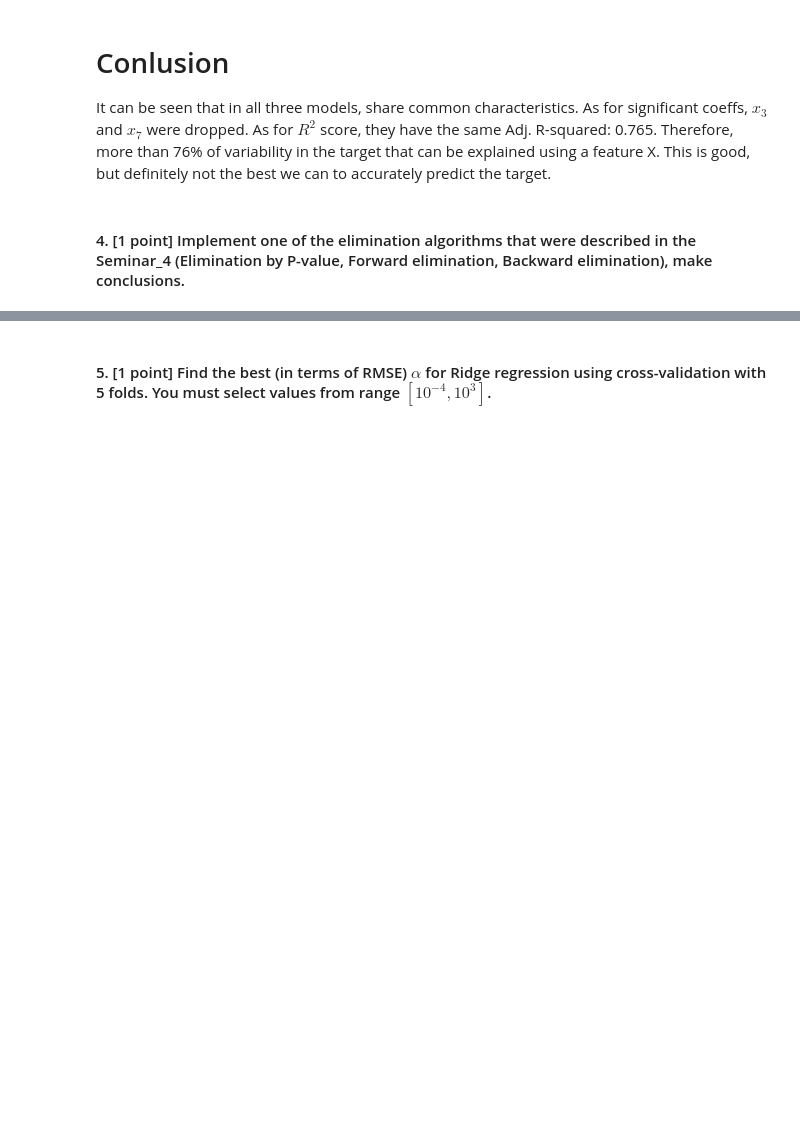
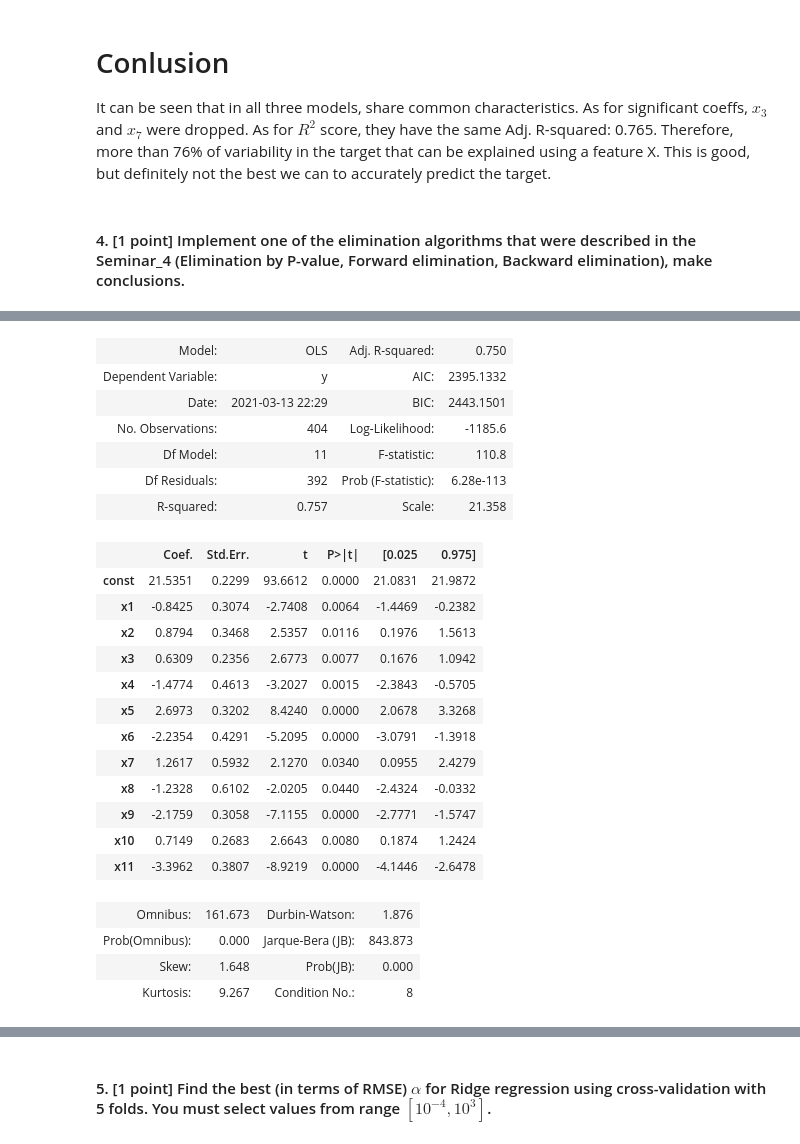
Before and after one commit to aamatevosyan/ml_se, a Jupyter notebook: hw/hw_2/homework-practice-02_v3.ipynb, the cells around one changed output, grey strips where cells are left out. Drawn from its saved outputs; the diff is of its cells as text; code cells hidden in the pictures; blank space fills up the shorter version.

```diff
--- a/hw/hw_2/homework-practice-02_v3.ipynb
+++ b/hw/hw_2/homework-practice-02_v3.ipynb
@@ -276,11 +276,24 @@ It can be seen that in all three models, share common characteristics. As for si
 # %% [markdown]
 #### 4. [1 point] Implement one of the elimination algorithms that were described in the Seminar_4 (Elimination by P-value, Forward elimination, Backward elimination), make conclusions.
 # %%
-def eliminate_by_p_value(y, X, alpha):
+def eliminate_by_p_value(y, X, alpha, m_type = 'ols'):
     y, X = y.copy(), X.copy(),
 
     while True:
-        results = sm.OLS(y, X).fit()
+        model = sm.OLS(y, X)
+
+        if m_type != 'ols':
+            if m_type == 'ridge':
+                L1_wt = 0
+            else:
+                L1_wt = 1
+
+            model.fit()
+            _model = model.fit_regularized(alpha=alpha, L1_wt=L1_wt)
+            results = sm.regression.linear_model.OLSResults(model, _model.params, model.normalized_cov_params)
+        else:
+            results = model.fit()
+
         p_values = results.pvalues
 
         if len(p_values[p_values > alpha]) == 0:
@@ -290,6 +303,3 @@ def eliminate_by_p_value(y, X, alpha):
         X = np.delete(X, index, axis=1)
 
     return results
-
-elimination_results = eliminate_by_p_value(y_train, X_train, p_value)
-elimination_results.summary2()
@@ -320,0 +334,28 @@ elimination_results.summary2()
+# %%
+elimination_results = eliminate_by_p_value(y_train, X_train, p_value, m_type='ridge')
+elimination_results.summary2()
+# %% [output]
+| Model: | OLS | Adj. R-squared: | 0.750 |
+| Dependent Variable: | y | AIC: | 2395.1332 |
+| Date: | 2021-03-13 22:29 | BIC: | 2443.1501 |
+| No. Observations: | 404 | Log-Likelihood: | -1185.6 |
+| Df Model: | 11 | F-statistic: | 110.8 |
+| Df Residuals: | 392 | Prob (F-statistic): | 6.28e-113 |
+| R-squared: | 0.757 | Scale: | 21.358 |
+|  | Coef. | Std.Err. | t | P>|t| | [0.025 | 0.975] |
+| const | 21.5351 | 0.2299 | 93.6612 | 0.0000 | 21.0831 | 21.9872 |
+| x1 | -0.8425 | 0.3074 | -2.7408 | 0.0064 | -1.4469 | -0.2382 |
+| x2 | 0.8794 | 0.3468 | 2.5357 | 0.0116 | 0.1976 | 1.5613 |
+| x3 | 0.6309 | 0.2356 | 2.6773 | 0.0077 | 0.1676 | 1.0942 |
+| x4 | -1.4774 | 0.4613 | -3.2027 | 0.0015 | -2.3843 | -0.5705 |
+| x5 | 2.6973 | 0.3202 | 8.4240 | 0.0000 | 2.0678 | 3.3268 |
+| x6 | -2.2354 | 0.4291 | -5.2095 | 0.0000 | -3.0791 | -1.3918 |
+| x7 | 1.2617 | 0.5932 | 2.1270 | 0.0340 | 0.0955 | 2.4279 |
+| x8 | -1.2328 | 0.6102 | -2.0205 | 0.0440 | -2.4324 | -0.0332 |
+| x9 | -2.1759 | 0.3058 | -7.1155 | 0.0000 | -2.7771 | -1.5747 |
+| x10 | 0.7149 | 0.2683 | 2.6643 | 0.0080 | 0.1874 | 1.2424 |
+| x11 | -3.3962 | 0.3807 | -8.9219 | 0.0000 | -4.1446 | -2.6478 |
+| Omnibus: | 161.673 | Durbin-Watson: | 1.876 |
+| Prob(Omnibus): | 0.000 | Jarque-Bera (JB): | 843.873 |
+| Skew: | 1.648 | Prob(JB): | 0.000 |
+| Kurtosis: | 9.267 | Condition No.: | 8 |
```
Also changed, not shown: parts of 24 cells of this notebook.
